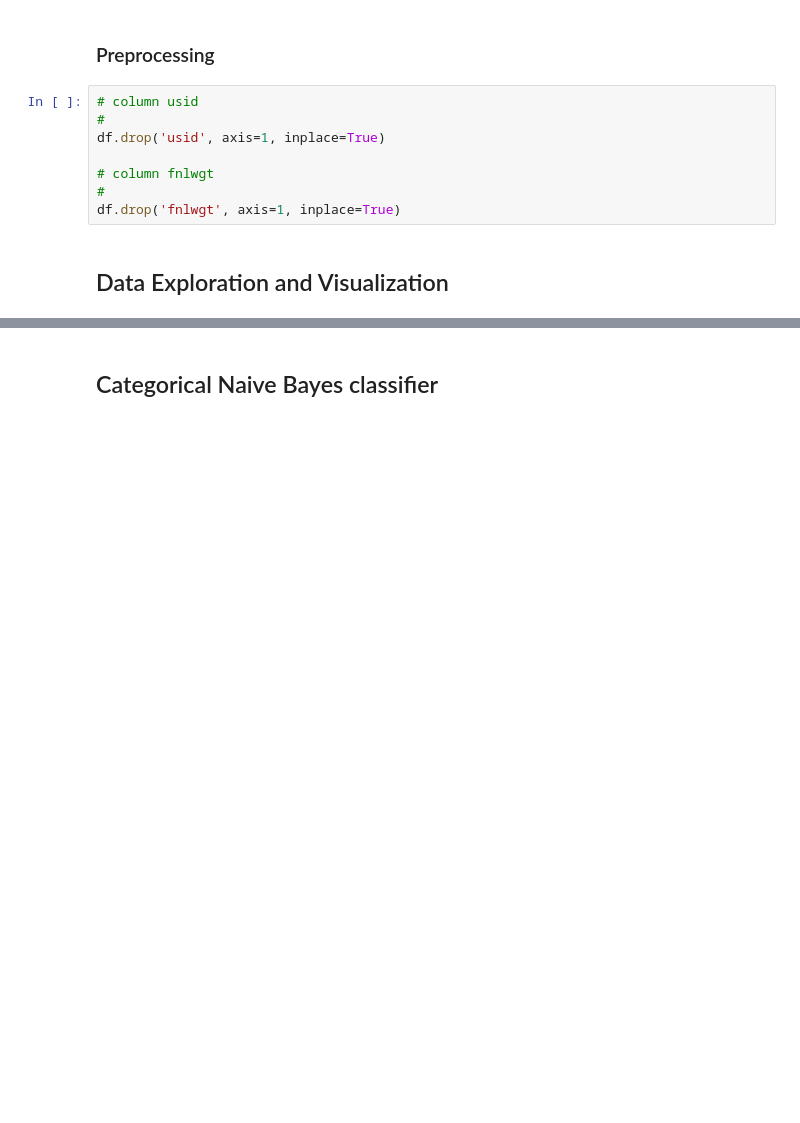
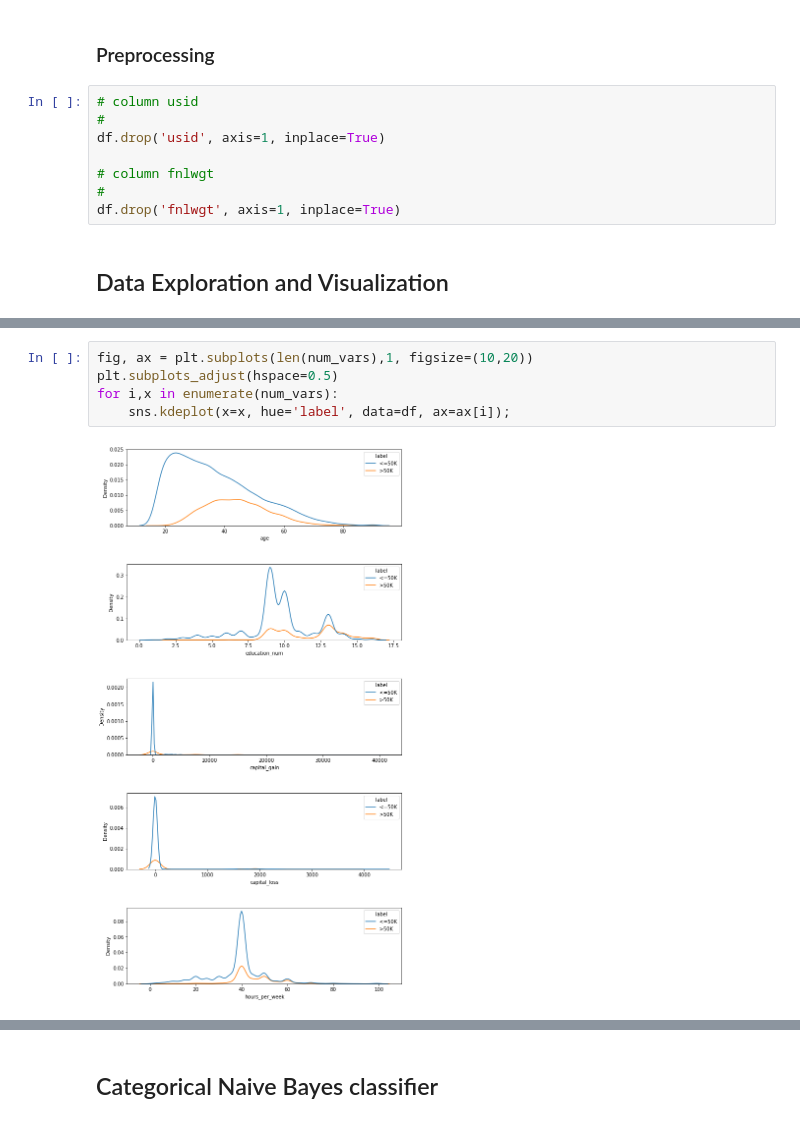
Before and after one commit to lomcaitlin/cst383_s21, a Jupyter notebook: hw12/income.ipynb, the cells around one changed output, grey strips where cells are left out. Drawn from its saved outputs; the diff is of its cells as text; blank space fills up the shorter version.

```diff
--- a/hw12/income.ipynb
+++ b/hw12/income.ipynb
@@ -55,0 +104,7 @@ memory usage: 4.0+ MB
+# %%
+fig, ax = plt.subplots(len(num_vars),1, figsize=(10,20))
+plt.subplots_adjust(hspace=0.5)
+for i,x in enumerate(num_vars):
+    sns.kdeplot(x=x, hue='label', data=df, ax=ax[i]);
+# %% [output]
+[figure, added]
```
Also changed, not shown: parts of 33 cells of this notebook, 1 other file.
